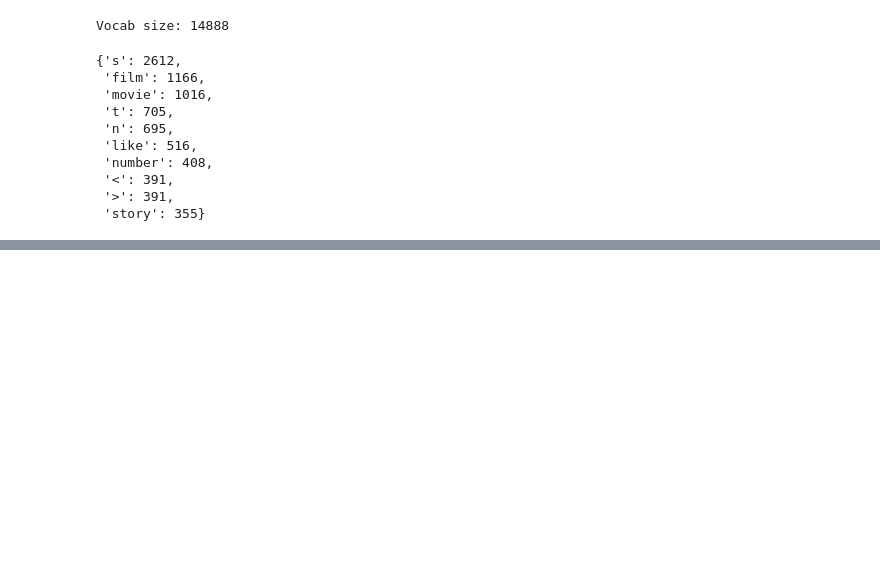
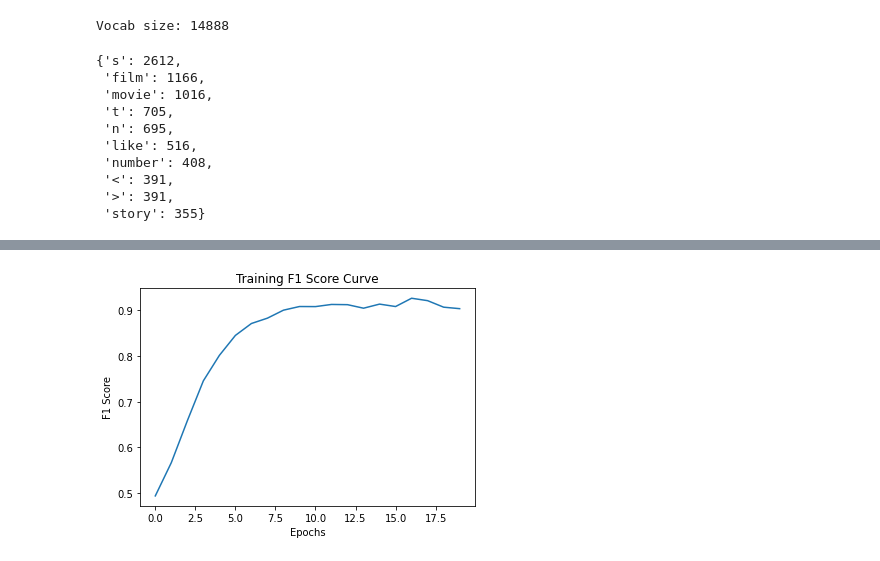
Before and after one commit to soumodiptab/Intro-to-NLP, a Jupyter notebook: assignment-4/experiment.ipynb, the cells around one changed output, grey strips where cells are left out. Saved outputs shown, nothing was run; the diff lists cells and outputs as text; code cells hidden in the pictures; blank space fills up the shorter version.

```diff
--- a/assignment-4/experiment.ipynb
+++ b/assignment-4/experiment.ipynb
@@ -358,0 +580,4 @@ Error:
+# %%
+sent_trainer.plot_f1_score()
+# %% [output]
+[figure, added]
```
Also changed, not shown: parts of 27 cells of this notebook, 7 other files.
